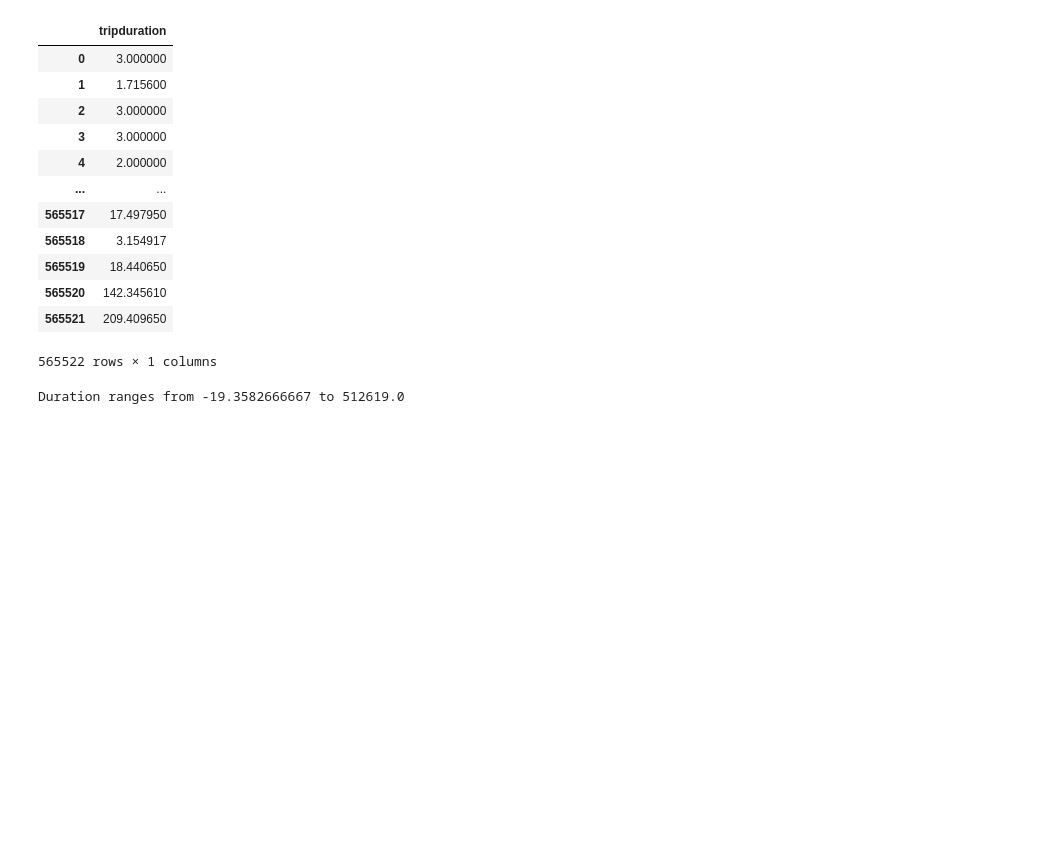
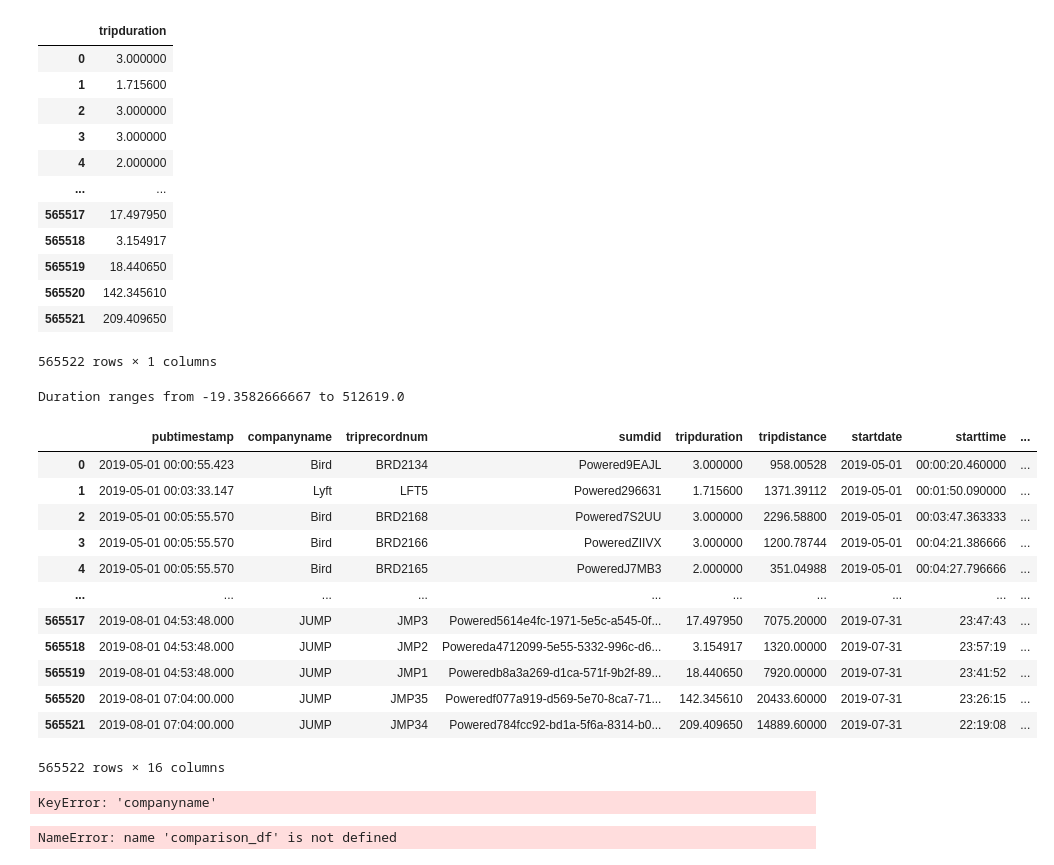
Before and after one commit to NSS-Data-Analytics-Cohort-10/scooters-group-1, a Jupyter notebook: Notebooks/Scooter.ipynb, the cells around one changed output. Saved outputs shown, nothing was run; the diff lists cells and outputs as text; code cells hidden in the pictures; blank space fills up the shorter version.

```diff
--- a/Notebooks/Scooter.ipynb
+++ b/Notebooks/Scooter.ipynb
@@ -68,3 +66,31 @@ print(f"Duration ranges from {min_duration} to {max_duration}")
 #print(f"Distance ranges from {min_distance} to {max_distance}")
 # %% [output]
 Duration ranges from -19.3582666667 to 512619.0
+# %%
+#Check out how the values for the company name column in the scooters table compare to those of the trips table.
+trips_df = pd.read_sql(query, con=engine)
+trips_df = pd.read_sql ('trips', engine)
+# %%
+trips_df
+# %% [output]
+|  | pubtimestamp | companyname | triprecordnum | sumdid | tripduration | tripdistance | startdate | starttime | ... |
+| 0 | 2019-05-01 00:00:55.423 | Bird | BRD2134 | Powered9EAJL | 3.000000 | 958.00528 | 2019-05-01 | 00:00:20.460000 | ... |
+| 1 | 2019-05-01 00:03:33.147 | Lyft | LFT5 | Powered296631 | 1.715600 | 1371.39112 | 2019-05-01 | 00:01:50.090000 | ... |
+| 2 | 2019-05-01 00:05:55.570 | Bird | BRD2168 | Powered7S2UU | 3.000000 | 2296.58800 | 2019-05-01 | 00:03:47.363333 | ... |
+| 3 | 2019-05-01 00:05:55.570 | Bird | BRD2166 | PoweredZIIVX | 3.000000 | 1200.78744 | 2019-05-01 | 00:04:21.386666 | ... |
+| 4 | 2019-05-01 00:05:55.570 | Bird | BRD2165 | PoweredJ7MB3 | 2.000000 | 351.04988 | 2019-05-01 | 00:04:27.796666 | ... |
+| ... | ... | ... | ... | ... | ... | ... | ... | ... | ... |
+| 565517 | 2019-08-01 04:53:48.000 | JUMP | JMP3 | Powered5614e4fc-1971-5e5c-a545-0f... | 17.497950 | 7075.20000 | 2019-07-31 | 23:47:43 | ... |
+| 565518 | 2019-08-01 04:53:48.000 | JUMP | JMP2 | Powereda4712099-5e55-5332-996c-d6... | 3.154917 | 1320.00000 | 2019-07-31 | 23:57:19 | ... |
+| 565519 | 2019-08-01 04:53:48.000 | JUMP | JMP1 | Poweredb8a3a269-d1ca-571f-9b2f-89... | 18.440650 | 7920.00000 | 2019-07-31 | 23:41:52 | ... |
+| 565520 | 2019-08-01 07:04:00.000 | JUMP | JMP35 | Poweredf077a919-d569-5e70-8ca7-71... | 142.345610 | 20433.60000 | 2019-07-31 | 23:26:15 | ... |
+| 565521 | 2019-08-01 07:04:00.000 | JUMP | JMP34 | Powered784fcc92-bd1a-5f6a-8314-b0... | 209.409650 | 14889.60000 | 2019-07-31 | 22:19:08 | ... |
+565522 rows × 16 columns
+# %%
+comparison_df = travel['companyname'].compare(trips_df['companyname'])
+# %% [output]
+KeyError: 'companyname'
+# %%
+comparison_df
+# %% [output]
+NameError: name 'comparison_df' is not defined
```
Also changed, not shown: parts of 9 cells of this notebook.
